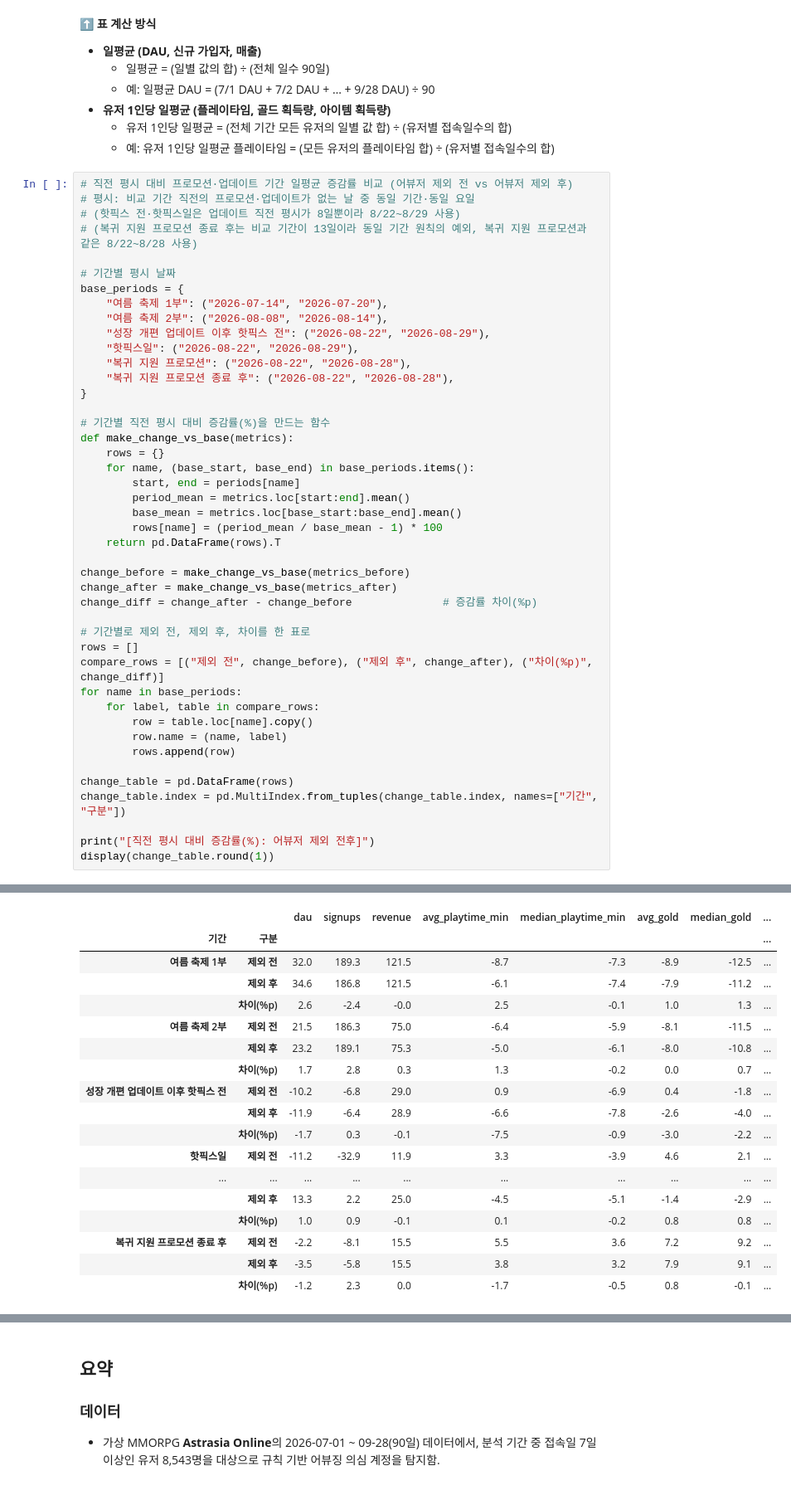
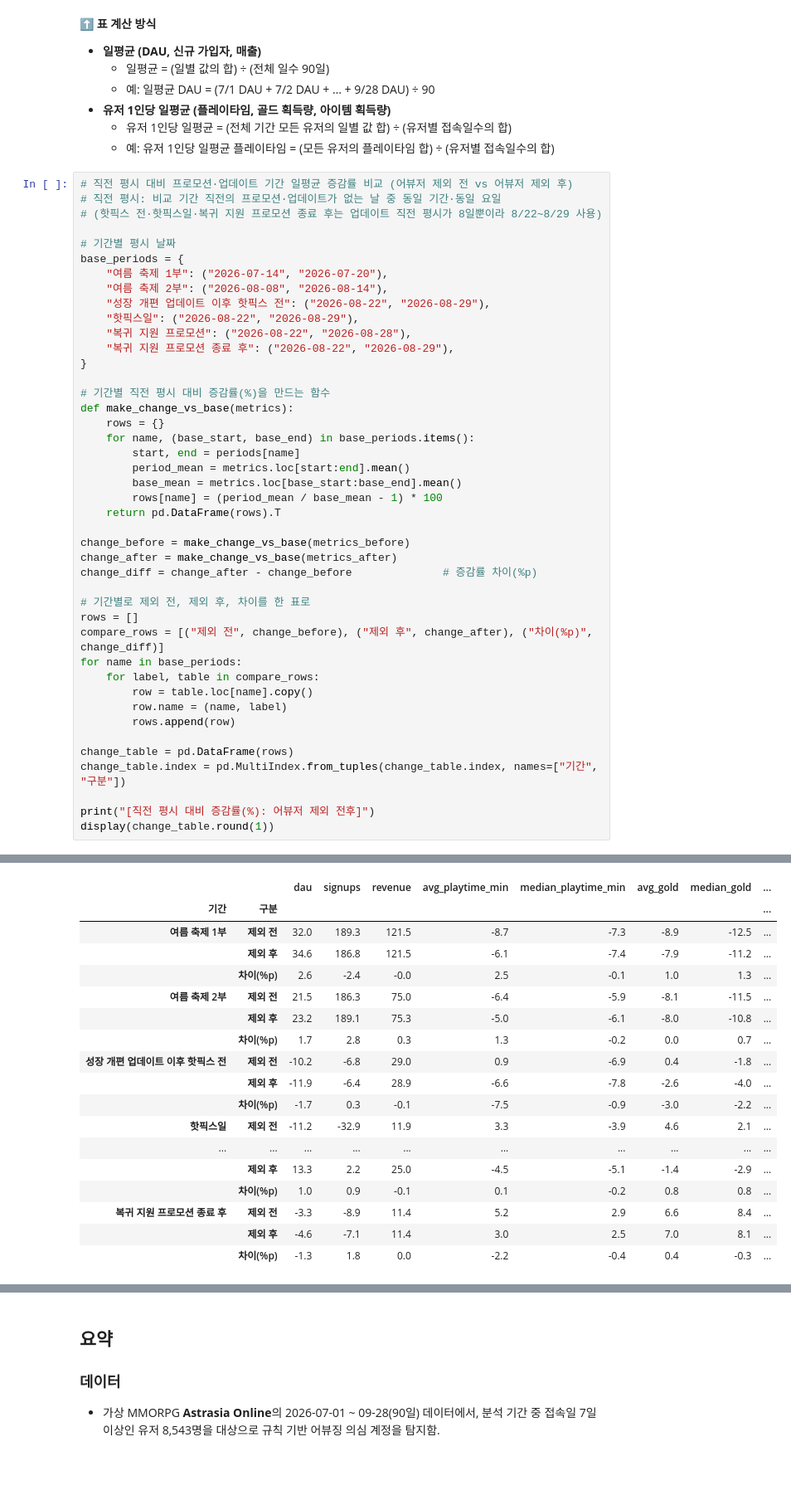
Before and after one commit to daun-k/mmorpg-liveops-analytics, a Jupyter notebook: notebooks/02_abuser_analysis.ipynb, the cells around one changed output, grey strips where cells are left out. Shown at 83% size. Drawn from its saved outputs; the diff is of its cells as text.

```diff
--- a/notebooks/02_abuser_analysis.ipynb
+++ b/notebooks/02_abuser_analysis.ipynb
@@ -659,9 +659,8 @@ display(level_table.round(1))
     - 예: 유저 1인당 일평균 플레이타임 = (모든 유저의 플레이타임 합) ÷ (유저별 접속일수의 합)
 # %%
 # 직전 평시 대비 프로모션·업데이트 기간 일평균 증감률 비교 (어뷰저 제외 전 vs 어뷰저 제외 후)
-# 평시: 비교 기간 직전의 프로모션·업데이트가 없는 날 중 동일 기간·동일 요일
-# (핫픽스 전·핫픽스일은 업데이트 직전 평시가 8일뿐이라 8/22~8/29 사용)
-# (복귀 지원 프로모션 종료 후는 비교 기간이 13일이라 동일 기간 원칙의 예외, 복귀 지원 프로모션과 같은 8/22~8/28 사용)
+# 직전 평시: 비교 기간 직전의 프로모션·업데이트가 없는 날 중 동일 기간·동일 요일
+# (핫픽스 전·핫픽스일·복귀 지원 프로모션 종료 후는 업데이트 직전 평시가 8일뿐이라 8/22~8/29 사용)
 
 # 기간별 평시 날짜
 base_periods = {
@@ -670,7 +669,7 @@ base_periods = {
     "성장 개편 업데이트 이후 핫픽스 전": ("2026-08-22", "2026-08-29"),
     "핫픽스일": ("2026-08-22", "2026-08-29"),
     "복귀 지원 프로모션": ("2026-08-22", "2026-08-28"),
-    "복귀 지원 프로모션 종료 후": ("2026-08-22", "2026-08-28"),
+    "복귀 지원 프로모션 종료 후": ("2026-08-22", "2026-08-29"),
 }
 
 # 기간별 직전 평시 대비 증감률(%)을 만드는 함수
@@ -691,33 +690,33 @@ change_diff = change_after - change_before              # 증감률 차이(%p)
 rows = []
 compare_rows = [("제외 전", change_before), ("제외 후", change_after), ("차이(%p)", change_diff)]
 for name in base_periods:
     for label, table in compare_rows:
         row = table.loc[name].copy()
         row.name = (name, label)
         rows.append(row)
 
 change_table = pd.DataFrame(rows)
 change_table.index = pd.MultiIndex.from_tuples(change_table.index, names=["기간", "구분"])
 
 print("[직전 평시 대비 증감률(%): 어뷰저 제외 전후]")
 display(change_table.round(1))
 # %% [output]
 [직전 평시 대비 증감률(%): 어뷰저 제외 전후]
 |  |  | dau | signups | revenue | avg_playtime_min | median_playtime_min | avg_gold | median_gold | ... |
 | 기간 | 구분 |  |  |  |  |  |  |  | ... |
 | 여름 축제 1부 | 제외 전 | 32.0 | 189.3 | 121.5 | -8.7 | -7.3 | -8.9 | -12.5 | ... |
 |  | 제외 후 | 34.6 | 186.8 | 121.5 | -6.1 | -7.4 | -7.9 | -11.2 | ... |
 |  | 차이(%p) | 2.6 | -2.4 | -0.0 | 2.5 | -0.1 | 1.0 | 1.3 | ... |
 | 여름 축제 2부 | 제외 전 | 21.5 | 186.3 | 75.0 | -6.4 | -5.9 | -8.1 | -11.5 | ... |
 |  | 제외 후 | 23.2 | 189.1 | 75.3 | -5.0 | -6.1 | -8.0 | -10.8 | ... |
 |  | 차이(%p) | 1.7 | 2.8 | 0.3 | 1.3 | -0.2 | 0.0 | 0.7 | ... |
 | 성장 개편 업데이트 이후 핫픽스 전 | 제외 전 | -10.2 | -6.8 | 29.0 | 0.9 | -6.9 | 0.4 | -1.8 | ... |
 |  | 제외 후 | -11.9 | -6.4 | 28.9 | -6.6 | -7.8 | -2.6 | -4.0 | ... |
 |  | 차이(%p) | -1.7 | 0.3 | -0.1 | -7.5 | -0.9 | -3.0 | -2.2 | ... |
 | 핫픽스일 | 제외 전 | -11.2 | -32.9 | 11.9 | 3.3 | -3.9 | 4.6 | 2.1 | ... |
 | ... | ... | ... | ... | ... | ... | ... | ... | ... | ... |
 |  | 제외 후 | 13.3 | 2.2 | 25.0 | -4.5 | -5.1 | -1.4 | -2.9 | ... |
 |  | 차이(%p) | 1.0 | 0.9 | -0.1 | 0.1 | -0.2 | 0.8 | 0.8 | ... |
-| 복귀 지원 프로모션 종료 후 | 제외 전 | -2.2 | -8.1 | 15.5 | 5.5 | 3.6 | 7.2 | 9.2 | ... |
-|  | 제외 후 | -3.5 | -5.8 | 15.5 | 3.8 | 3.2 | 7.9 | 9.1 | ... |
-|  | 차이(%p) | -1.2 | 2.3 | 0.0 | -1.7 | -0.5 | 0.8 | -0.1 | ... |
+| 복귀 지원 프로모션 종료 후 | 제외 전 | -3.3 | -8.9 | 11.4 | 5.2 | 2.9 | 6.6 | 8.4 | ... |
+|  | 제외 후 | -4.6 | -7.1 | 11.4 | 3.0 | 2.5 | 7.0 | 8.1 | ... |
+|  | 차이(%p) | -1.3 | 1.8 | 0.0 | -2.2 | -0.4 | 0.4 | -0.3 | ... |
```
Also changed, not shown: parts of 2 cells of this notebook.
